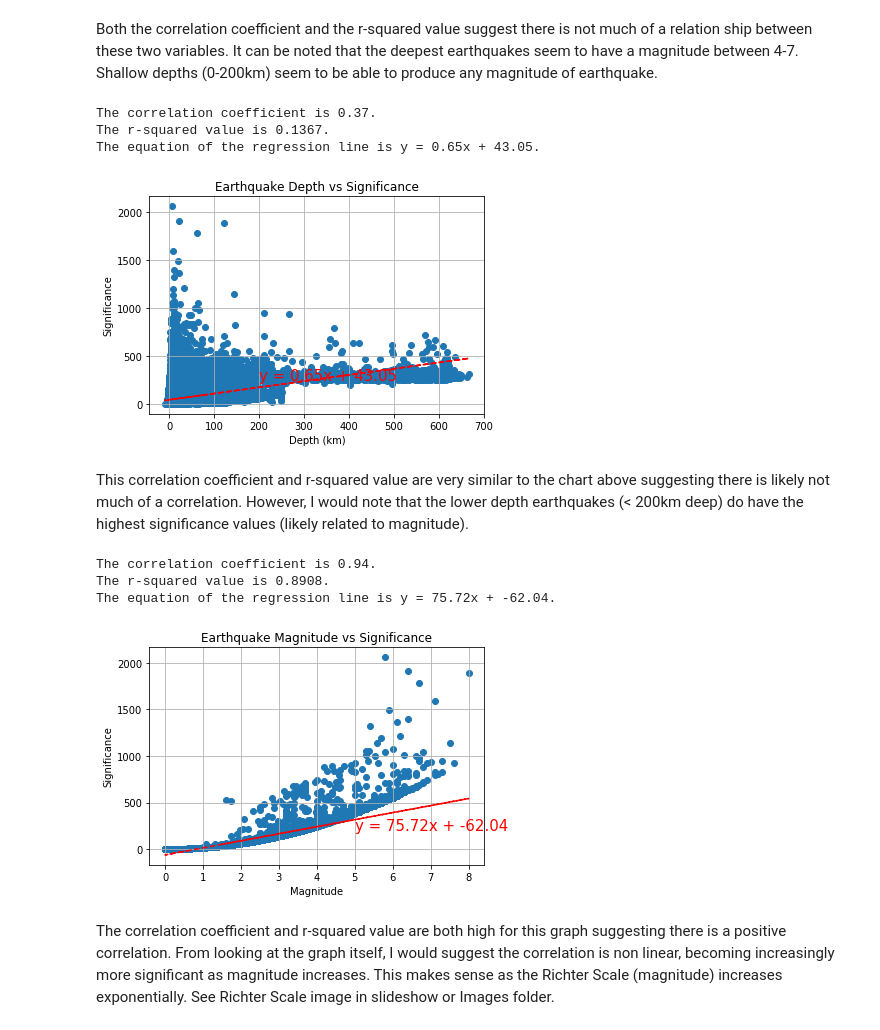
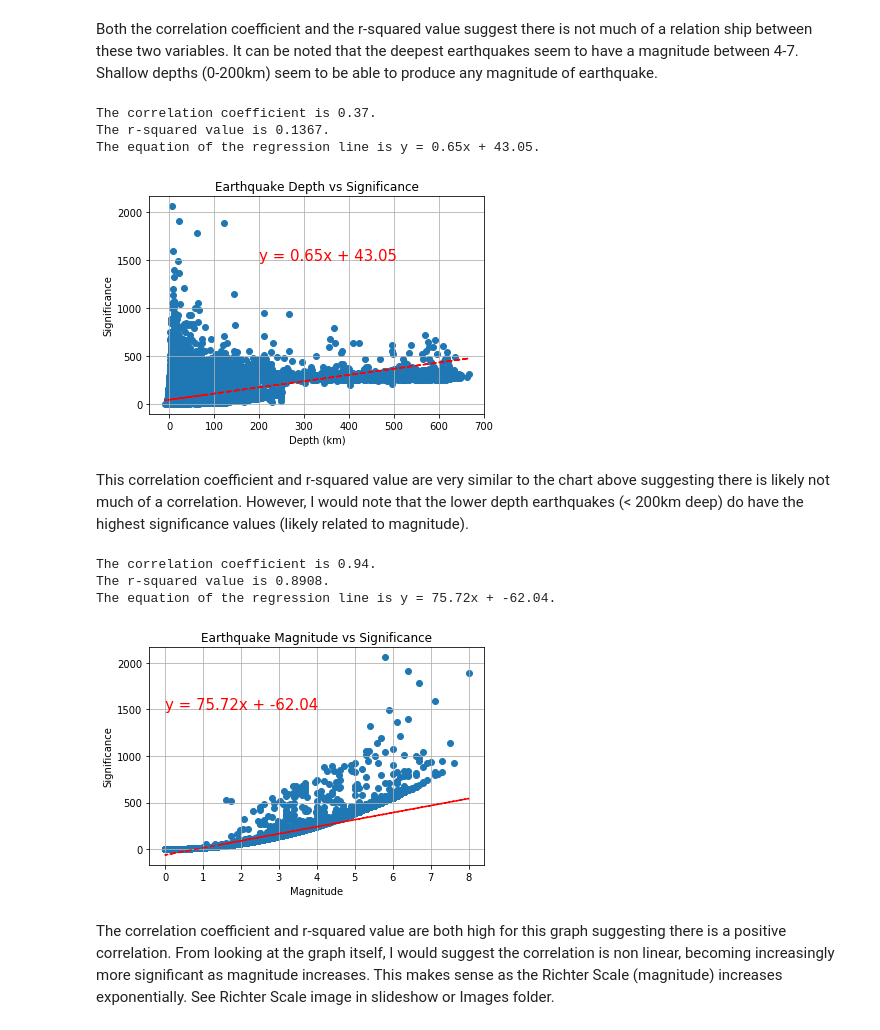
Before and after one commit to SarahZ22/Tremors_Analysis-Earthquake_Visualizations, a Jupyter notebook: EarthquakesNB.ipynb, the cells around one changed output. Cells and saved outputs as stored; diff of their text form; code cells hidden in the pictures.

Commit message:
quick fix sz line eq

```diff
--- a/EarthquakesNB.ipynb
+++ b/EarthquakesNB.ipynb
@@ -278,7 +278,7 @@ corr_coeff = round(st.pearsonr(x_values,y_values)[0], 2)
 plt.scatter(x_values, y_values)
 plt.grid(which="both")
 plt.plot(x_values, regress_values, "r--")
-plt.annotate(line_eq, (200,250), fontsize=15, color ='r')
+plt.annotate(line_eq, (200,1500), fontsize=15, color ='r')
 plt.title("Earthquake Depth vs Significance")
 plt.xlabel("Depth (km)")
 plt.ylabel("Significance")
@@ -292,7 +292,7 @@ print(f'The equation of the regression line is {line_eq}.')
 The correlation coefficient is 0.37.
 The r-squared value is 0.1367.
 The equation of the regression line is y = 0.65x + 43.05.
-[figure, old version]
+[figure, new version]
 # %% [markdown]
 This correlation coefficient and r-squared value are very similar to the chart above suggesting there is likely not much of a correlation. However, I would note that the lower depth earthquakes (< 200km deep) do have the highest significance values (likely related to magnitude).
 # %%
@@ -300,35 +300,35 @@ This correlation coefficient and r-squared value are very similar to the chart a
 
 filterdf=filtered_quakesdf.dropna(subset=["Magnitude", "Significance"])
 filterdf=filterdf.loc[(filterdf["Magnitude"]>=0)]
 
 x_values = filterdf["Magnitude"]
 y_values = filterdf["Significance"]
 
 (slope, intercept, rvalue, pvalue, stderr) = linregress(x_values, y_values)
 regress_values = x_values * slope + intercept
 line_eq = "y = " + str(round(slope,2)) + "x + " + str(round(intercept,2))
 
 cod =round(rvalue**2, 4)
 corr_coeff = round(st.pearsonr(x_values,y_values)[0], 2)
 
 plt.scatter(x_values, y_values)
 plt.grid(which="both")
 plt.plot(x_values, regress_values, "r--")
-plt.annotate(line_eq, (5,200), fontsize=15, color ='r')
+plt.annotate(line_eq, (0,1500), fontsize=15, color ='r')
 plt.title("Earthquake Magnitude vs Significance")
 plt.xlabel("Magnitude")
 plt.ylabel("Significance")
 
 plt.savefig("Images/earthquakemagvssig.png")
 
 print(f'The correlation coefficient is {corr_coeff}.')
 print(f'The r-squared value is {cod}.')
 print(f'The equation of the regression line is {line_eq}.')
 # %% [output]
 The correlation coefficient is 0.94.
 The r-squared value is 0.8908.
 The equation of the regression line is y = 75.72x + -62.04.
-[figure, old version]
+[figure, new version]
 # %% [markdown]
 The correlation coefficient and r-squared value are both high for this graph suggesting there is a positive correlation. From looking at the graph itself, I would suggest the correlation is non linear, becoming increasingly more significant as magnitude increases. This makes sense as the Richter Scale (magnitude) increases exponentially. See Richter Scale image in slideshow or Images folder.
 # %%
```
Also changed, not shown: parts of 1 cell of this notebook.
